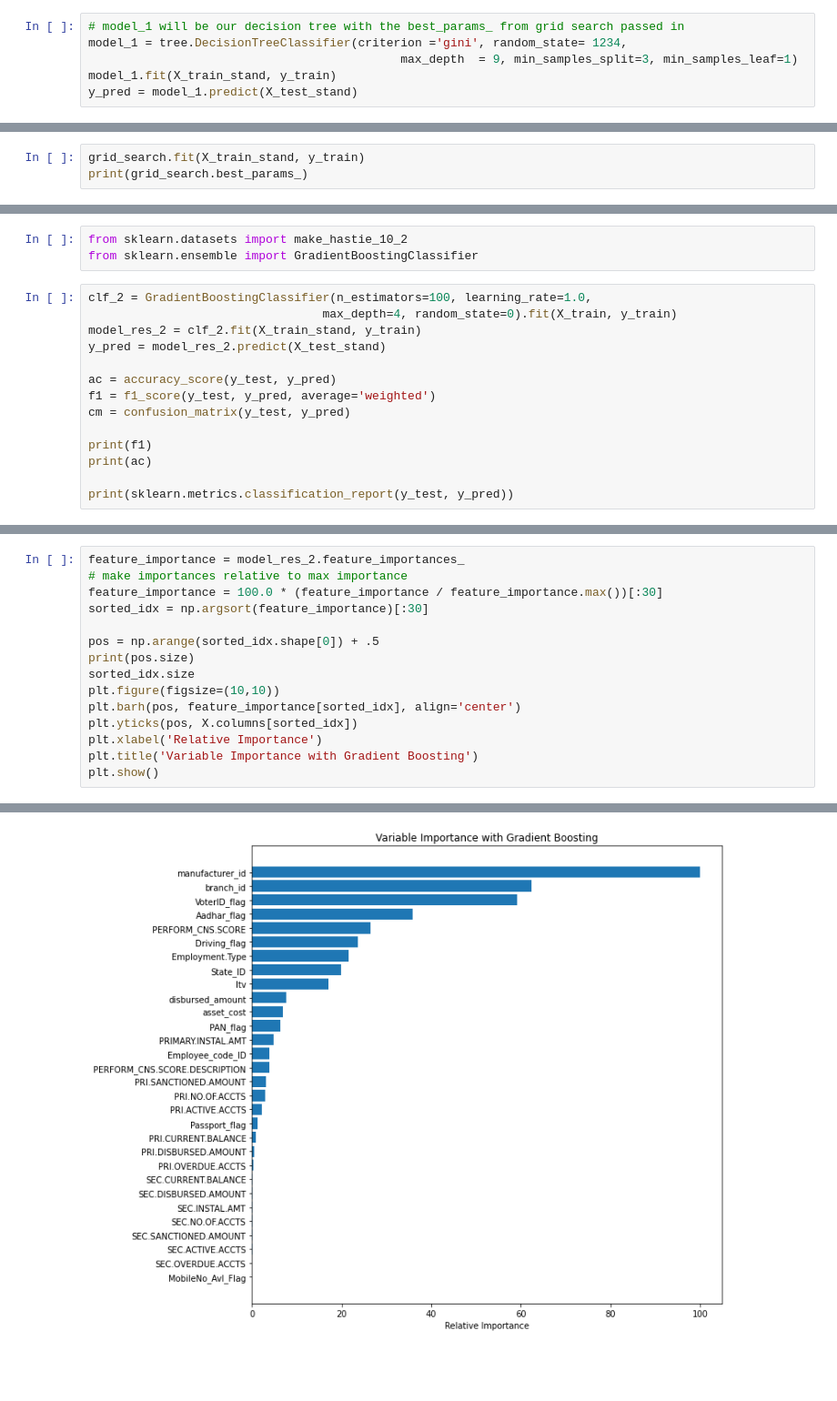
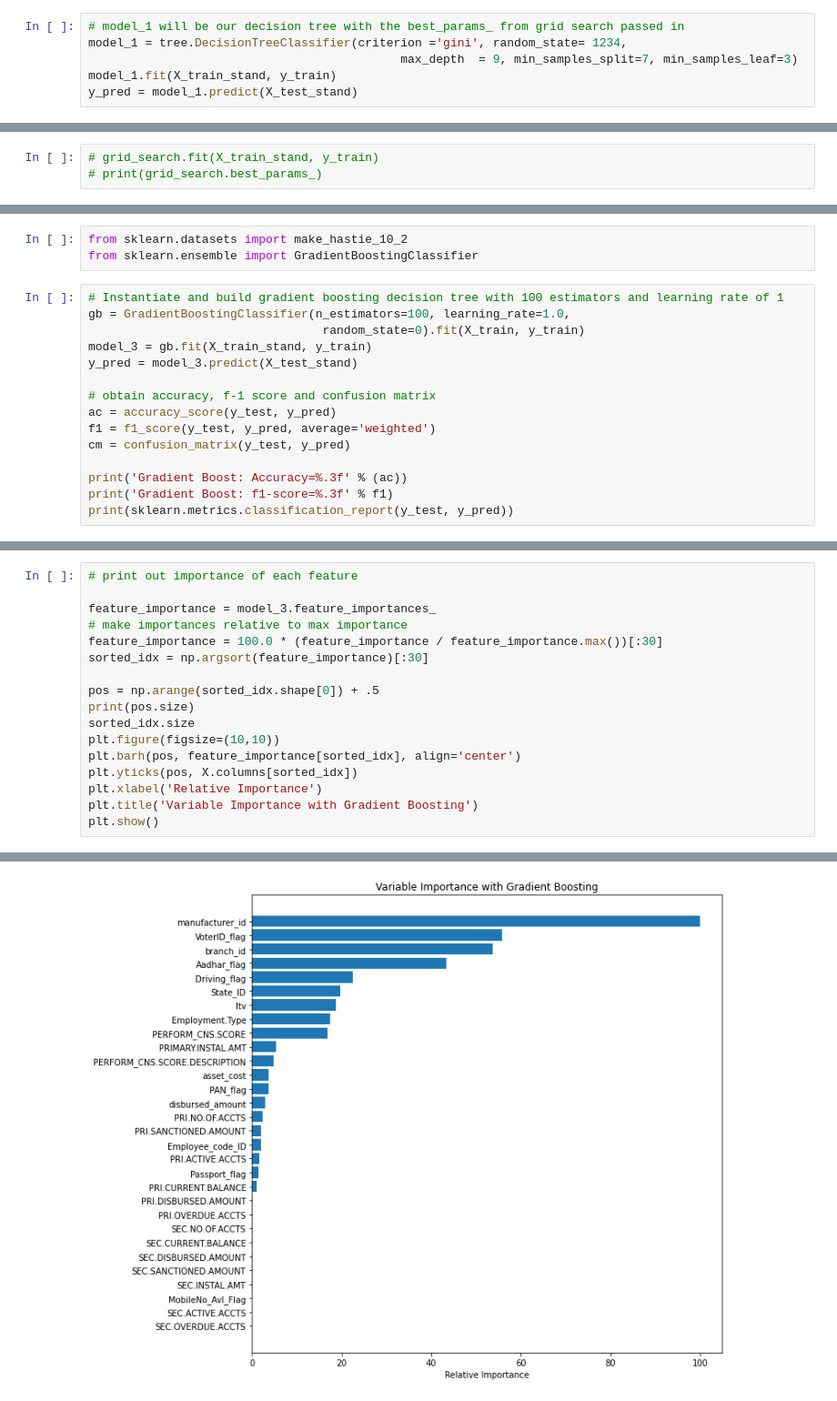
Before and after one commit to steviekwonders/Capstone-2, a Jupyter notebook: Modeling/Preprocessing and Modeling.ipynb, the cells around one changed output, grey strips where cells are left out. Shown at 91% size. Drawn from its saved outputs; the diff is of its cells as text; blank space fills up the shorter version.

```diff
--- a/Modeling/Preprocessing and Modeling.ipynb
+++ b/Modeling/Preprocessing and Modeling.ipynb
@@ -532,7 +538,7 @@ Finalize our best decision model with our best_params_ and assign to model 1.
 # %%
 # model_1 will be our decision tree with the best_params_ from grid search passed in
 model_1 = tree.DecisionTreeClassifier(criterion ='gini', random_state= 1234,
-                                            max_depth  = 9, min_samples_split=3, min_samples_leaf=1)
+                                            max_depth  = 9, min_samples_split=7, min_samples_leaf=3)
 model_1.fit(X_train_stand, y_train)
 y_pred = model_1.predict(X_test_stand)
 # %% [markdown]
@@ -620,3 +629,3 @@ grid_search = GridSearchCV(estimator = rf, param_grid = param_grid, cv = 3, n_jo
 # %%
-grid_search.fit(X_train_stand, y_train)
-print(grid_search.best_params_)
+# grid_search.fit(X_train_stand, y_train)
+# print(grid_search.best_params_)
@@ -646,17 +657,18 @@ plt.show()
 from sklearn.datasets import make_hastie_10_2
 from sklearn.ensemble import GradientBoostingClassifier
 # %%
-clf_2 = GradientBoostingClassifier(n_estimators=100, learning_rate=1.0,
-                                 max_depth=4, random_state=0).fit(X_train, y_train)
-model_res_2 = clf_2.fit(X_train_stand, y_train)
-y_pred = model_res_2.predict(X_test_stand)
+# Instantiate and build gradient boosting decision tree with 100 estimators and learning rate of 1
+gb = GradientBoostingClassifier(n_estimators=100, learning_rate=1.0,
+                                 random_state=0).fit(X_train, y_train)
+model_3 = gb.fit(X_train_stand, y_train)
+y_pred = model_3.predict(X_test_stand)
 
+# obtain accuracy, f-1 score and confusion matrix
 ac = accuracy_score(y_test, y_pred)
 f1 = f1_score(y_test, y_pred, average='weighted')
 cm = confusion_matrix(y_test, y_pred)
 
-print(f1)
-print(ac)
-
+print('Gradient Boost: Accuracy=%.3f' % (ac))
+print('Gradient Boost: f1-score=%.3f' % f1)
 print(sklearn.metrics.classification_report(y_test, y_pred))
 # %% [output]
@@ -673,18 +685,20 @@ weighted avg       0.84      0.82      0.82     73018
 # %%
-feature_importance = model_res_2.feature_importances_
+# print out importance of each feature
+
+feature_importance = model_3.feature_importances_
 # make importances relative to max importance
 feature_importance = 100.0 * (feature_importance / feature_importance.max())[:30]
 sorted_idx = np.argsort(feature_importance)[:30]
 
 pos = np.arange(sorted_idx.shape[0]) + .5
 print(pos.size)
 sorted_idx.size
 plt.figure(figsize=(10,10))
 plt.barh(pos, feature_importance[sorted_idx], align='center')
 plt.yticks(pos, X.columns[sorted_idx])
 plt.xlabel('Relative Importance')
 plt.title('Variable Importance with Gradient Boosting')
 plt.show()
 # %% [output]
 30
-[figure, old version]
+[figure, new version]
```
Also changed, not shown: parts of 20 cells of this notebook.
